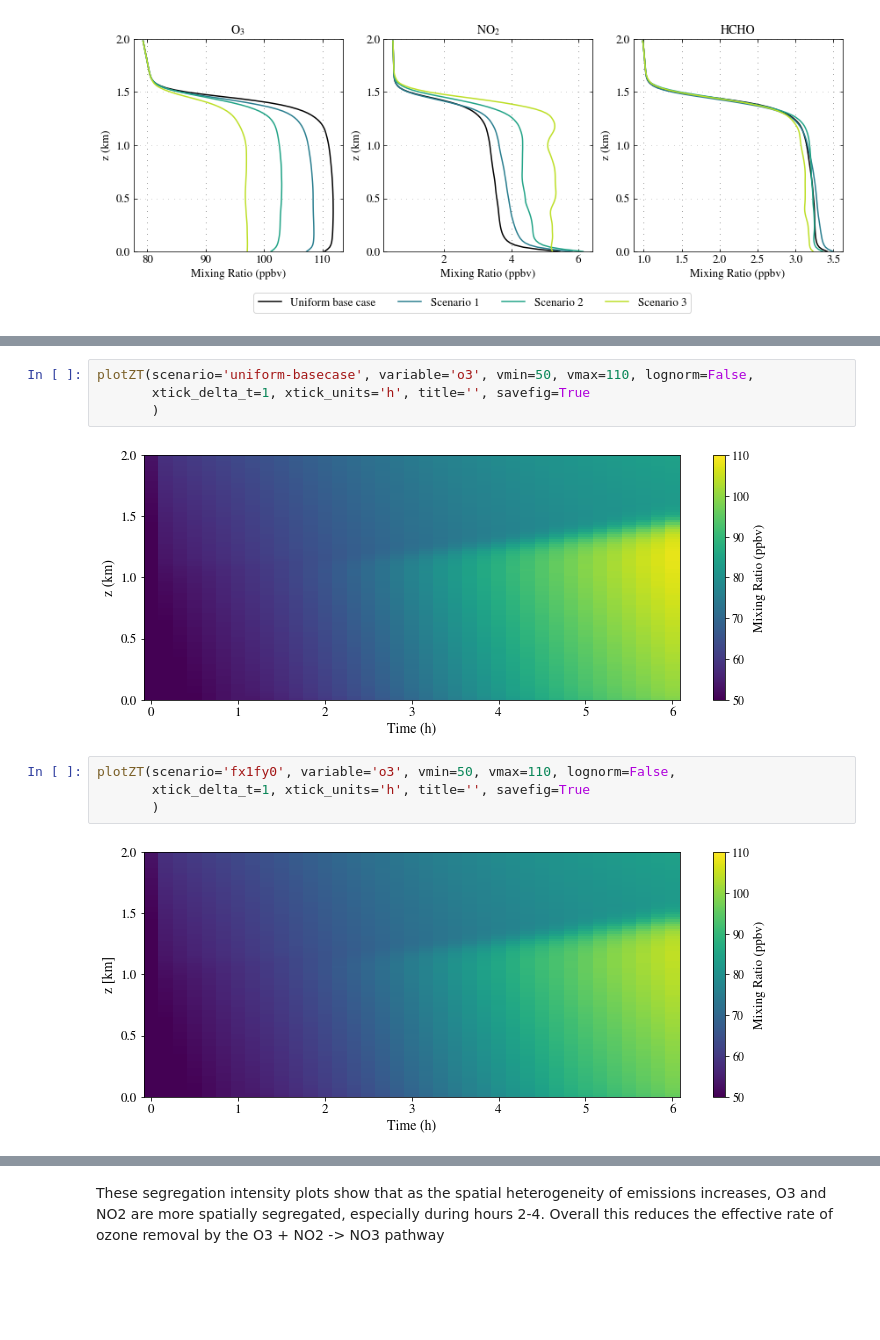
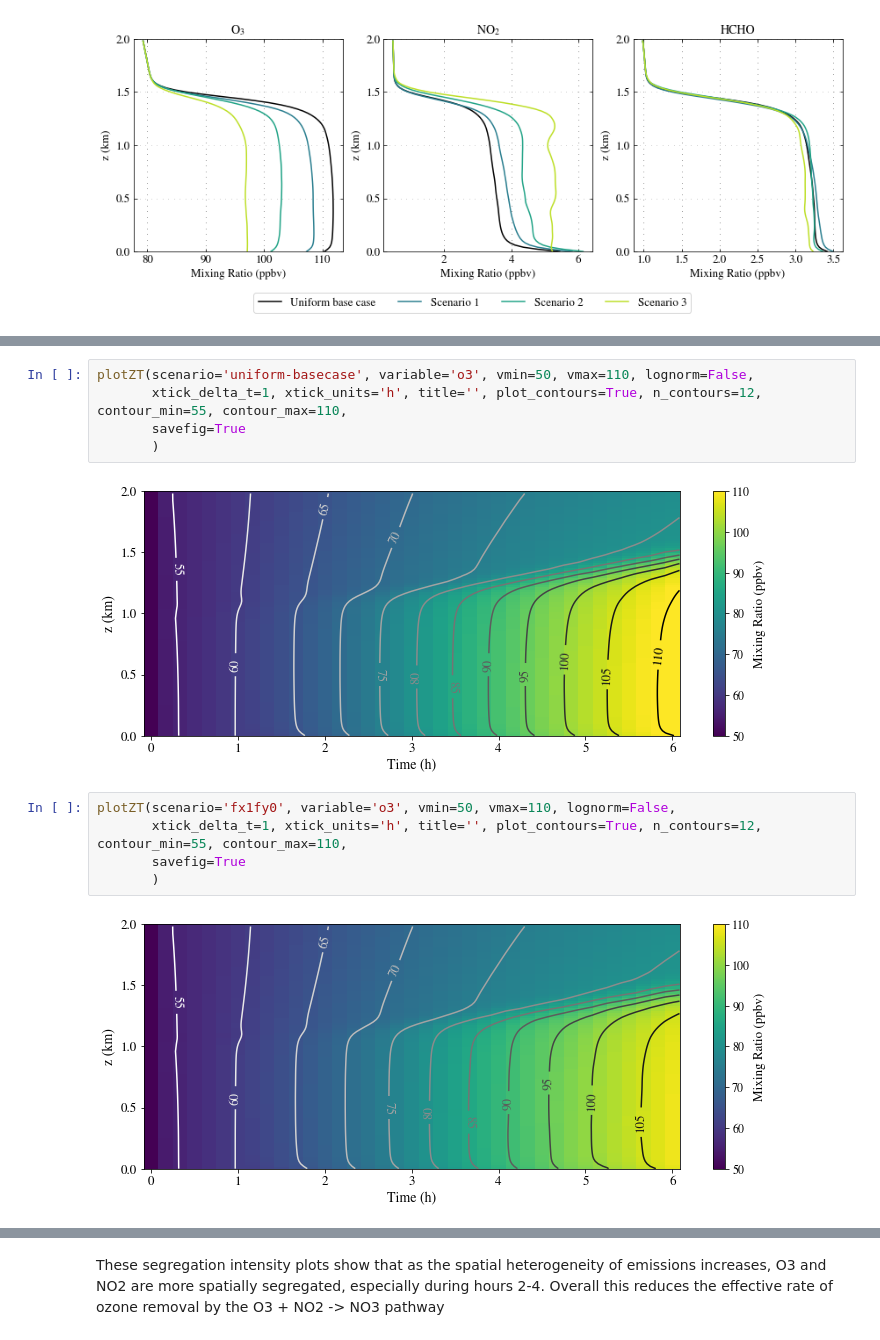
Before and after one commit to samfrederick/WRF-PartMC-LES, a Jupyter notebook: analysis/10km-analysis/gas-phase-analysis.ipynb, the cells around one changed output, grey strips where cells are left out. Saved outputs shown, nothing was run; the diff lists cells and outputs as text; blank space fills up the shorter version.

```diff
--- a/analysis/10km-analysis/gas-phase-analysis.ipynb
+++ b/analysis/10km-analysis/gas-phase-analysis.ipynb
@@ -210,14 +218,16 @@ plotScenariosVarsVerticalProfile(scenarios=['uniform-basecase', 'fx1fy0', 'road-
 # %%
 plotZT(scenario='uniform-basecase', variable='o3', vmin=50, vmax=110, lognorm=False,
-       xtick_delta_t=1, xtick_units='h', title='', savefig=True
+       xtick_delta_t=1, xtick_units='h', title='', plot_contours=True, n_contours=12, contour_min=55, contour_max=110,
+       savefig=True
        )
 # %% [output]
-[figure, old version]
+[figure, new version]
 # %%
 plotZT(scenario='fx1fy0', variable='o3', vmin=50, vmax=110, lognorm=False,
-       xtick_delta_t=1, xtick_units='h', title='', savefig=True
+       xtick_delta_t=1, xtick_units='h', title='', plot_contours=True, n_contours=12, contour_min=55, contour_max=110,
+       savefig=True
        )
 # %% [output]
-[figure, old version]
+[figure, new version]
 # %%
 plotZT(scenario='road-10x', variable='o3', vmin=50, vmax=110, lognorm=False,
```
Also changed, not shown: parts of 12 cells of this notebook.
